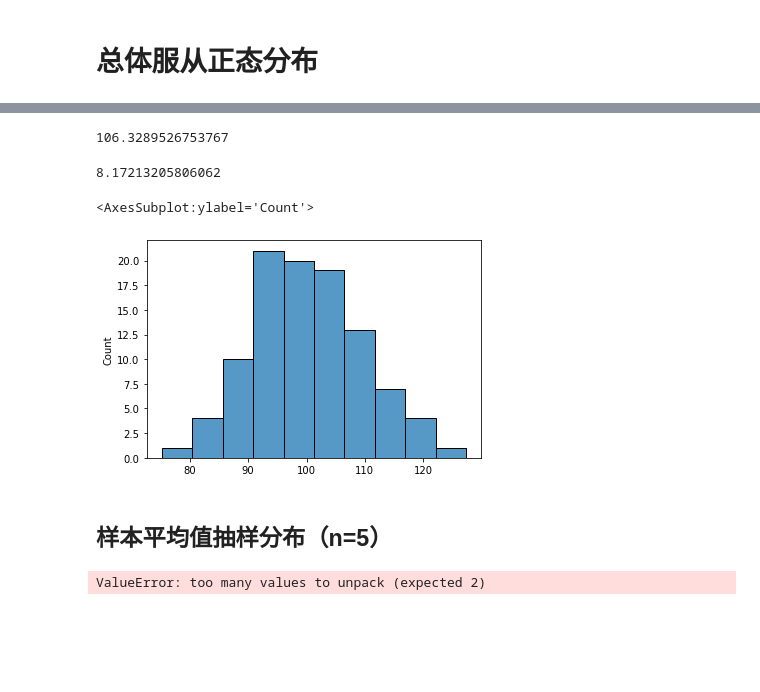
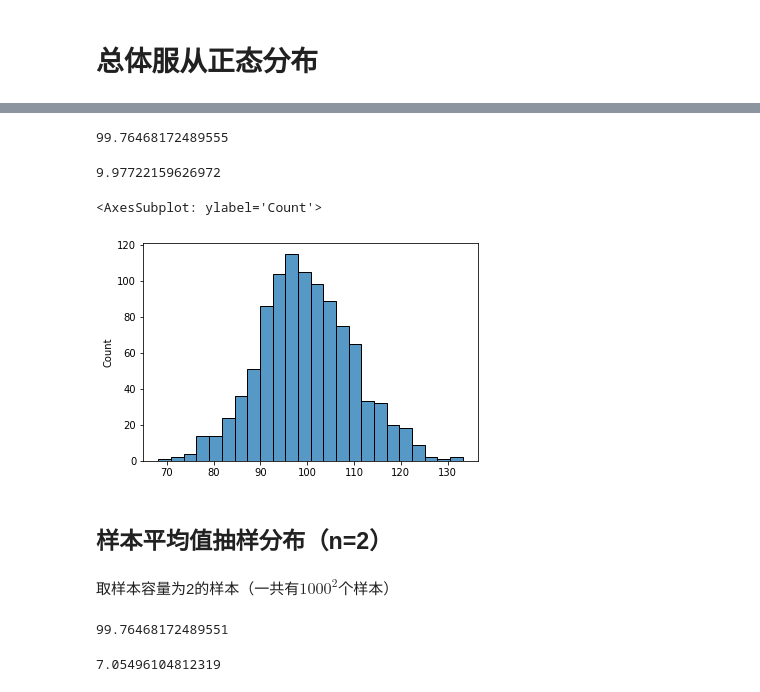
Before and after one commit to zhiliang-lin/py_for_stats, a Jupyter notebook: 06 抽样分布.ipynb, the cells around one changed output, grey strips where cells are left out. Saved outputs shown, nothing was run; the diff lists cells and outputs as text; code cells hidden in the pictures; blank space fills up the shorter version.

```diff
--- a/06 抽样分布.ipynb
+++ b/06 抽样分布.ipynb
@@ -117,4 +119,4 @@ MemoryError:
 # %%
-#生成100个服从正态分布的数值
-popul_2 = np.random.normal(100,10,size =100)
-popul_2
+#生成1000个服从正态分布（均值为100，标准差为10）的数值
+popul_1 = np.random.normal(100,10,size =1000)
+# popul_1
@@ -139,15 +123,18 @@ array([ 96.91532658, 118.37296628, 103.94048361,  98.21668123,
-# %%
-popul_2.mean()
-# %% [output]
-106.3289526753767
-# %%
-popul_2.std()
-# %% [output]
-8.17213205806062
-# %%
-sns.histplot(popul_2,bins=10)
-# %% [output]
-<AxesSubplot:ylabel='Count'>
-[figure, removed]
+# %%
+#总体平均值
+np.mean(popul_1)
+# %% [output]
+99.76468172489555
+# %%
+#总体标准差
+np.std(popul_1)
+# %% [output]
+9.97722159626972
+# %%
+#总体分布图
+sns.histplot(x=popul_1)
+# %% [output]
+<AxesSubplot: ylabel='Count'>
+[figure, added]
 # %% [markdown]
-## 样本平均值抽样分布（n=5）
+## 样本平均值抽样分布（n=2）
@@ -155,0 +141,2 @@ samples_2 = list(itertools.product(popul_2,repeat = 5))
+# %% [markdown]
+取样本容量为2的样本（一共有$1000^2$个样本）
@@ -156,7 +145,15 @@ samples_2 = list(itertools.product(popul_2,repeat = 5))
 # %%
 # 样本均值
-samples_2_means = []
-for i,j in samples_2:
-    samples_2_means.append( np.mean((i,j)) )
+samples_1_means = []
+for i,j in samples_1:
+    samples_1_means.append( np.mean((i,j)) )
-# %% [output]
-ValueError: too many values to unpack (expected 2)
+# %%
+#样本均值的均值
+np.mean(samples_1_means)
+# %% [output]
+99.76468172489551
+# %%
+#样本均值的标准误
+np.std(samples_1_means)
+# %% [output]
+7.05496104812319
```
Also changed, not shown: parts of 49 cells of this notebook, 1 other file.
